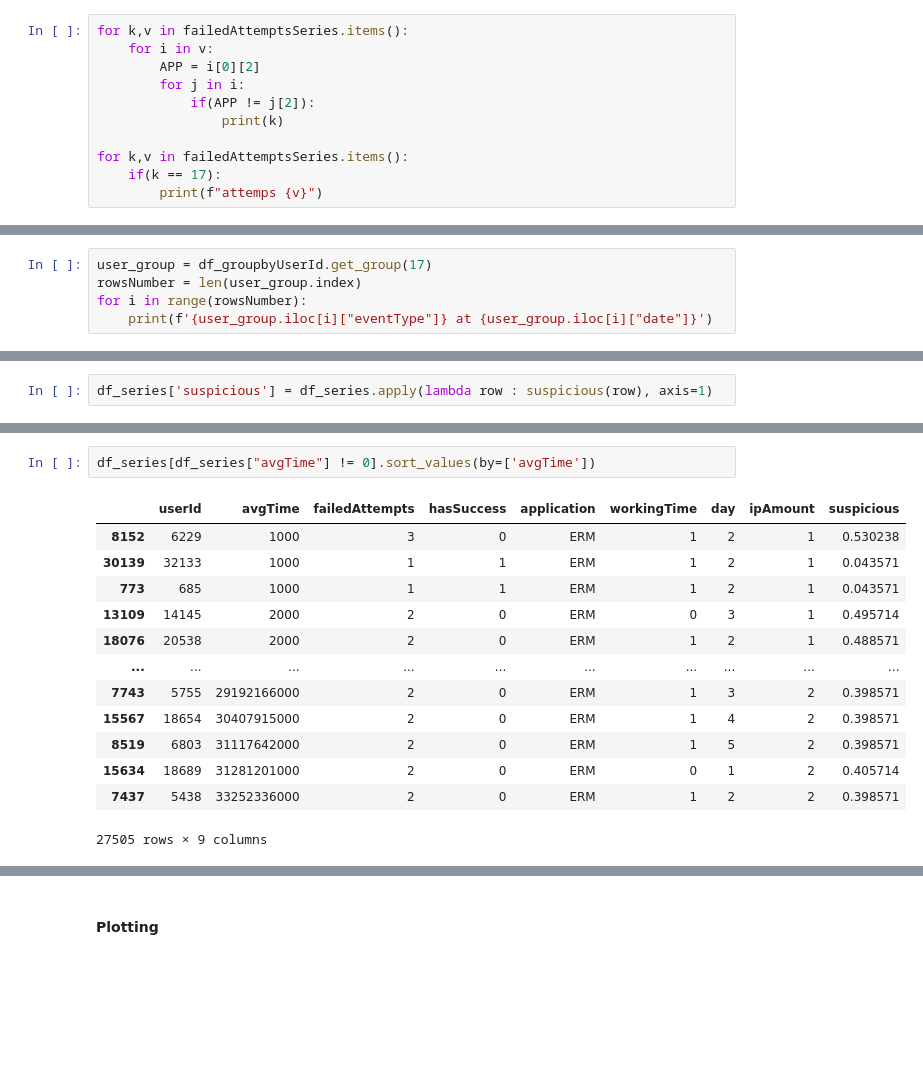
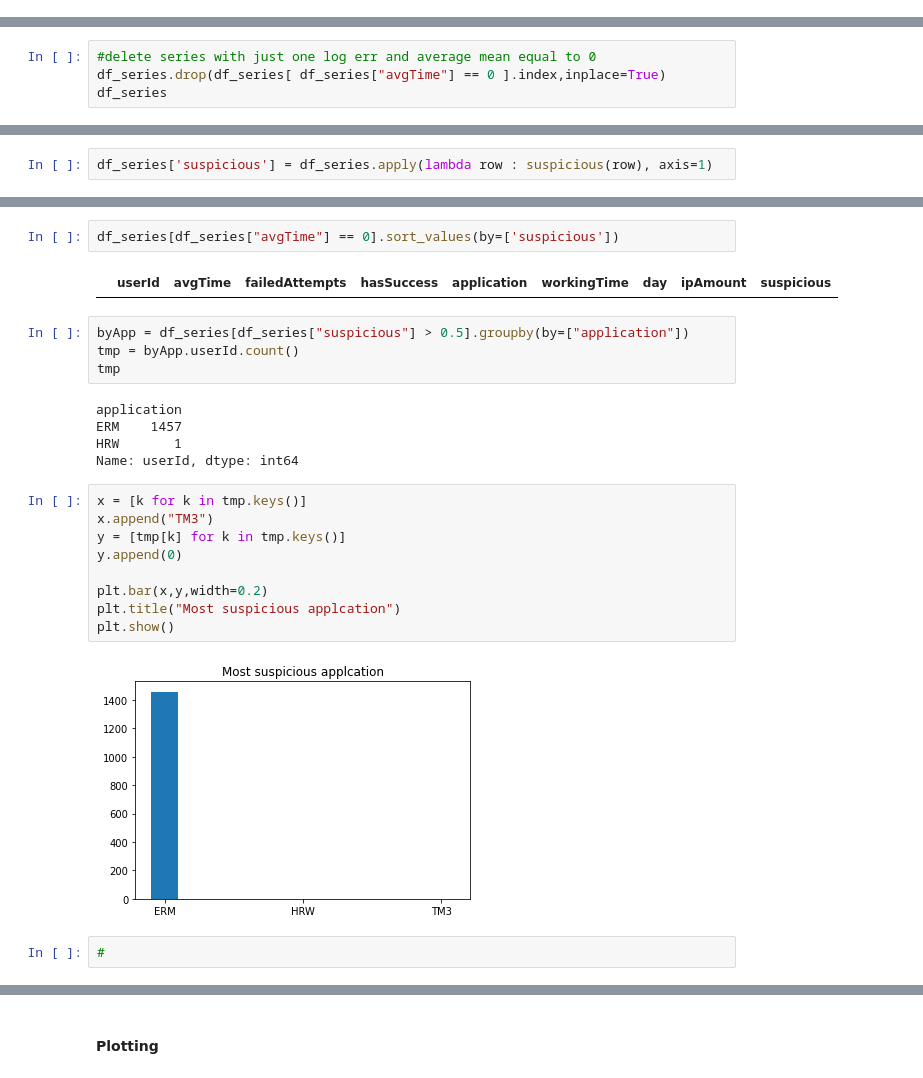
Before and after one commit to carloleo/AI-for-cybersecurity, a Jupyter notebook: AI project.ipynb, the cells around one changed output, grey strips where cells are left out. Cells and saved outputs as stored; diff of their text form; blank space fills up the shorter version.

Commit message:
added garph and users data frame form series one

```diff
--- a/AI project.ipynb
+++ b/AI project.ipynb
@@ -409,14 +382,3 @@ for i in userList:
             #serie.append(buildCouple(user_group,j))
             saveSerie(user_idex=i,record_index=j)
             serie = []
-# %%
-for k,v in failedAttemptsSeries.items():
-    for i in v:
-        APP = i[0][2]
-        for j in i:
-            if(APP != j[2]):
-                print(k)
-
-for k,v in failedAttemptsSeries.items():
-    if(k == 17):
-        print(f"attemps {v}")
@@ -425,5 +384,0 @@ attemps [[(Timestamp('2021-02-02 09:04:05'), 2, 'ERM', 1, 2, 'ip_4')], [(Timesta
-# %%
-user_group = df_groupbyUserId.get_group(17)
-rowsNumber = len(user_group.index)
-for i in range(rowsNumber):
-    print(f'{user_group.iloc[i]["eventType"]} at {user_group.iloc[i]["date"]}')
@@ -489,3 +425,7 @@ df_series
 | 32889 | 33949 | 86900 | 11 | 0 | ERM | 1 | 5 | 1 | 0 |
 | 32890 | 33949 | 154600 | 6 | 0 | ERM | 1 | 1 | 1 | 0 |
 32891 rows × 9 columns
+# %%
+#delete series with just one log err and average mean equal to 0
+df_series.drop(df_series[ df_series["avgTime"] == 0 ].index,inplace=True)
+df_series
@@ -568,19 +536,29 @@ df_series[df_series["ipAmount"] == df_series["ipAmount"].max()]
 # %%
-df_series[df_series["avgTime"] != 0].sort_values(by=['avgTime'])
+df_series[df_series["avgTime"] == 0].sort_values(by=['suspicious'])
 # %% [output]
 |  | userId | avgTime | failedAttempts | hasSuccess | application | workingTime | day | ipAmount | suspicious |
-| 8152 | 6229 | 1000 | 3 | 0 | ERM | 1 | 2 | 1 | 0.530238 |
-| 30139 | 32133 | 1000 | 1 | 1 | ERM | 1 | 2 | 1 | 0.043571 |
-| 773 | 685 | 1000 | 1 | 1 | ERM | 1 | 2 | 1 | 0.043571 |
-| 13109 | 14145 | 2000 | 2 | 0 | ERM | 0 | 3 | 1 | 0.495714 |
-| 18076 | 20538 | 2000 | 2 | 0 | ERM | 1 | 2 | 1 | 0.488571 |
-| ... | ... | ... | ... | ... | ... | ... | ... | ... | ... |
-| 7743 | 5755 | 29192166000 | 2 | 0 | ERM | 1 | 3 | 2 | 0.398571 |
-| 15567 | 18654 | 30407915000 | 2 | 0 | ERM | 1 | 4 | 2 | 0.398571 |
-| 8519 | 6803 | 31117642000 | 2 | 0 | ERM | 1 | 5 | 2 | 0.398571 |
-| 15634 | 18689 | 31281201000 | 2 | 0 | ERM | 0 | 1 | 2 | 0.405714 |
-| 7437 | 5438 | 33252336000 | 2 | 0 | ERM | 1 | 2 | 2 | 0.398571 |
-27505 rows × 9 columns
+# %%
+byApp = df_series[df_series["suspicious"] > 0.5].groupby(by=["application"])
+tmp = byApp.userId.count()
+tmp
+# %% [output]
+application
+ERM    1457
+HRW       1
+Name: userId, dtype: int64
+# %%
+x = [k for k in tmp.keys()]
+x.append("TM3")
+y = [tmp[k] for k in tmp.keys()]
+y.append(0)
+
+plt.bar(x,y,width=0.2)
+plt.title("Most suspicious applcation")
+plt.show()
+# %% [output]
+[figure, added]
+# %%
+#
 # %% [markdown]
 suspicious --> range [0,1]
 - 0 se non è un login sospetto
```
Also changed, not shown: parts of 48 cells of this notebook.
